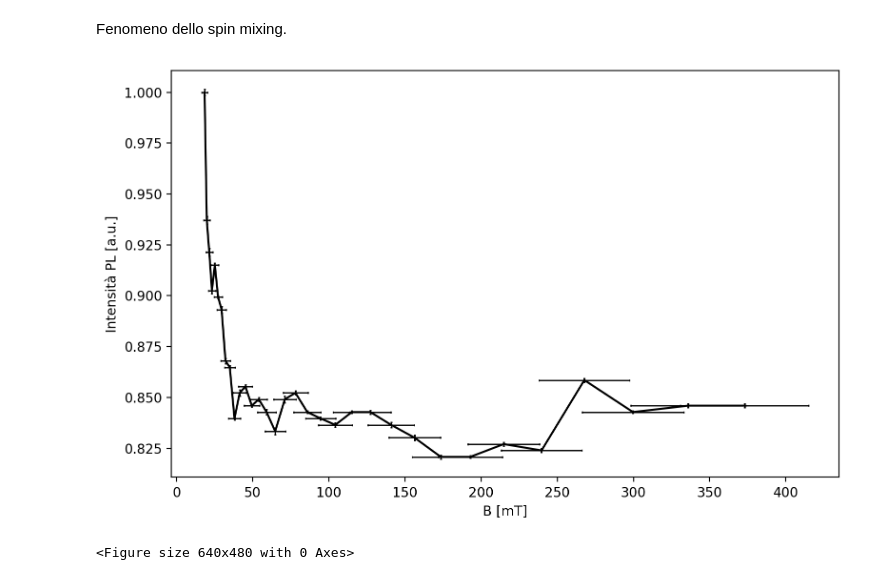
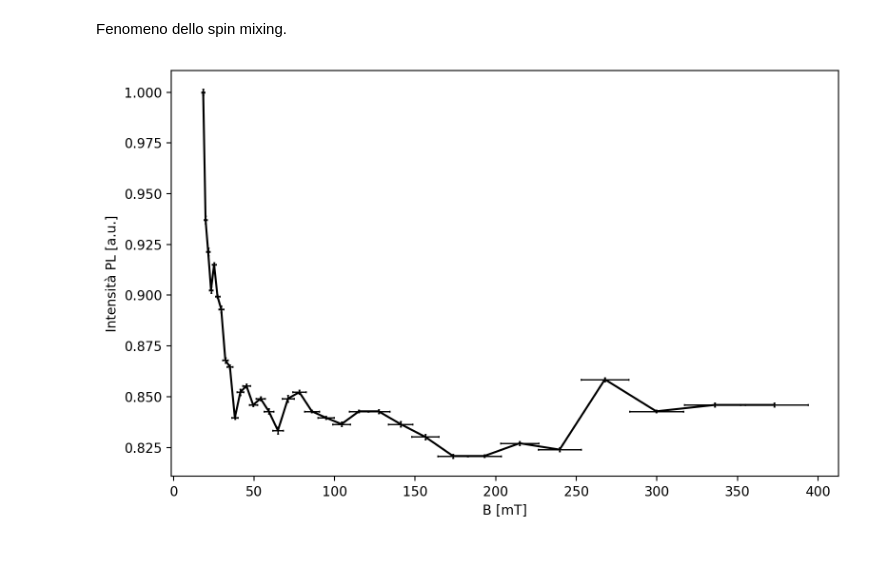
Before and after one commit to zosojack/lab-ss-2, a Jupyter notebook: PARTE 1: PL/5-tensione_vs_B.ipynb, the cells around one changed output. Saved outputs shown, nothing was run; the diff lists cells and outputs as text; code cells hidden in the pictures.

```diff
--- a/PARTE 1: PL/5-tensione_vs_B.ipynb
+++ b/PARTE 1: PL/5-tensione_vs_B.ipynb
@@ -19,7 +19,7 @@ import matplotlib.pyplot as plt
 # Load data from CSV file
 data = np.loadtxt('data/tensione_vs_b.csv', skiprows=1)  # Adjust delimiter and skiprows as needed
 B = data[:, 0]  # Assuming "B" is in the first column
-err_B = data[:, 1]
+err_B = data[:, 1]/2
 tensione = data[:, 2]  # Assuming "tensione" is in the second column
 err_tensione = data[:, 3]
 
@@ -27,32 +27,31 @@ err_tensione = data[:, 3]
 max_tensione = np.max(tensione)
 tensione = tensione / max_tensione
 err_tensione = err_tensione / max_tensione
 
 # converto in mT
 B = B * 1e3
 err_B = err_B * 1e3
 
 # Plot the data
 plt.figure(figsize=(8, 5), dpi=200)
 plt.errorbar(
     B, tensione, xerr=err_B, yerr=err_tensione,
     marker='o',  # Solo marker, senza linee tra i punti
     markersize=0.5,  # Dimensione dei marker leggermente aumentata
     elinewidth=1,  # Spessore delle barre d'errore ridotto per leggibilità
     capsize=0.8,  # Aggiunge terminali alle barre d'errore
     capthick=1,  # Spessore dei terminali
     color='black',  # Colore neutro per evitare distrazioni
     label='Dati'
 )
 plt.xlabel('B [mT]')
 plt.ylabel('Intensità PL [a.u.]')
 #plt.title('Intensità PL vs B')
 #plt.legend()
 #plt.grid(linestyle='--')
 plt.tight_layout()
 plt.show()
 # salvare l'immagine con nome in .pdf
 #plt.savefig("tensione-vs-B.pdf")
 # %% [output]
-[figure, old version]
+[figure, new version]
-<Figure size 640x480 with 0 Axes>
```
Also changed, not shown: 24 other files.
